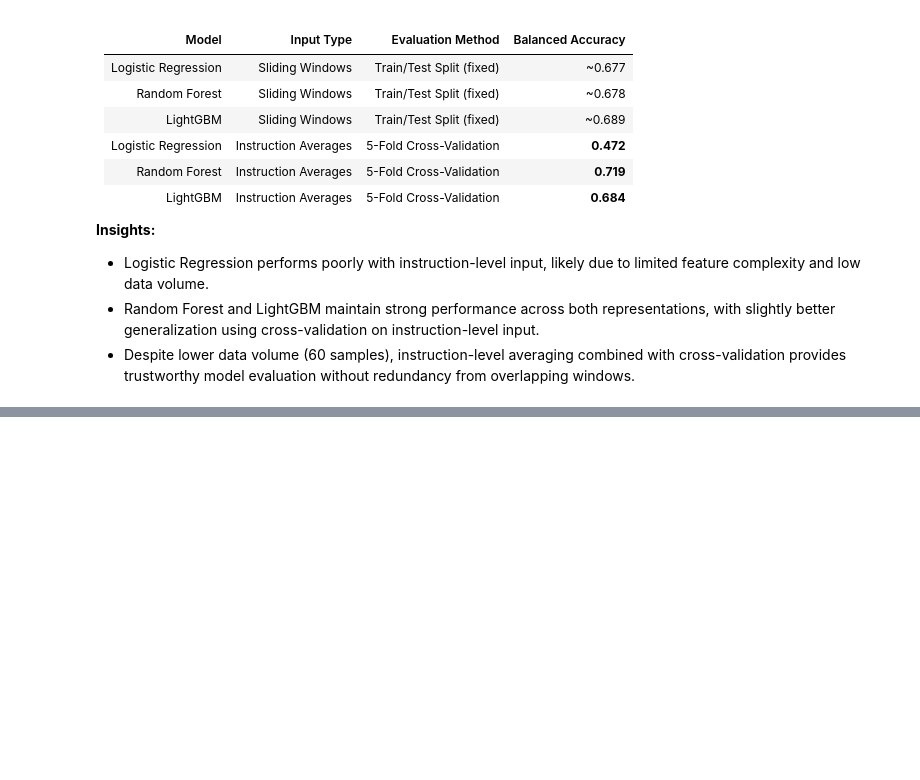
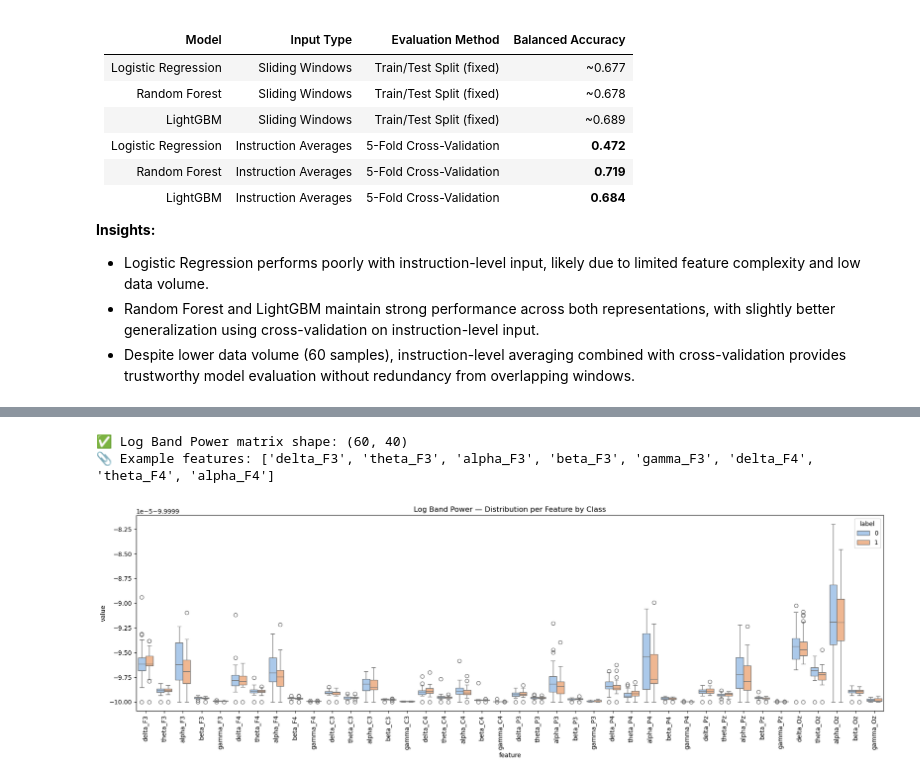
Before and after one commit to linalopes/creativity-in-vitro-eeg, a Jupyter notebook: notebooks/12_Lina_ses-03_task-sunimagery_ml-dl.ipynb, the cells around one changed output, grey strips where cells are left out. Cells and saved outputs as stored; diff of their text form; code cells hidden in the pictures; blank space fills up the shorter version.

```diff
--- a/notebooks/12_Lina_ses-03_task-sunimagery_ml-dl.ipynb
+++ b/notebooks/12_Lina_ses-03_task-sunimagery_ml-dl.ipynb
@@ -1649,0 +1749,65 @@ The table below compares the performance of classical machine learning models tr
+# %%
+from scipy.signal import welch
+import numpy as np
+import pandas as pd
+import matplotlib.pyplot as plt
+import seaborn as sns
+
+# Define frequency bands
+band_defs = {
+    'delta': (1, 4),
+    'theta': (4, 8),
+    'alpha': (8, 13),
+    'beta':  (13, 30),
+    'gamma': (30, 45),
+}
+
+sfreq = raw.info["sfreq"]
+
+# Output
+X_feat_A = []
+feature_names_A = []
+
+# --- Compute log band power per segment ---
+for vec in instruction_segments:  # shape: (n_channels, n_samples)
+    band_powers = []
+    for ch_idx, ch_data in enumerate(vec):
+        f, Pxx = welch(ch_data, fs=sfreq, nperseg=min(256, ch_data.shape[-1]))
+        for band_name, (fmin, fmax) in band_defs.items():
+            band_mask = (f >= fmin) & (f <= fmax)
+            if np.any(band_mask):
+                power = Pxx[band_mask].mean()
+            else:
+                power = 0.0  # safe fallback
+            log_power = np.log10(power + 1e-10)  # avoid log(0)
+            band_powers.append(log_power)
+            if len(X_feat_A) == 0:
+                feature_names_A.append(f"{band_name}_{eeg_ch_names[ch_idx]}")
+    X_feat_A.append(band_powers)
+
+X_feat_A = np.array(X_feat_A)
+
+print("✅ Log Band Power matrix shape:", X_feat_A.shape)
+print("📎 Example features:", feature_names_A[:8])
+
+# --- Create DataFrame for visualization ---
+df_logbp = pd.DataFrame(X_feat_A, columns=feature_names_A)
+df_logbp["label"] = y_instr  # from 5.1
+
+# Melt for seaborn
+df_melt = df_logbp.melt(id_vars="label", var_name="feature", value_name="value")
+
+# --- Plot boxplot ---
+plt.figure(figsize=(18, 6))
+sns.boxplot(
+    data=df_melt,
+    x="feature", y="value", hue="label", palette="pastel"
+)
+plt.xticks(rotation=90)
+plt.title("Log Band Power — Distribution per Feature by Class")
+plt.tight_layout()
+plt.show()
+# %% [output]
+✅ Log Band Power matrix shape: (60, 40)
+📎 Example features: ['delta_F3', 'theta_F3', 'alpha_F3', 'beta_F3', 'gamma_F3', 'delta_F4', 'theta_F4', 'alpha_F4']
+[figure, added]
```
Also changed, not shown: parts of 48 cells of this notebook, 1 other file.
